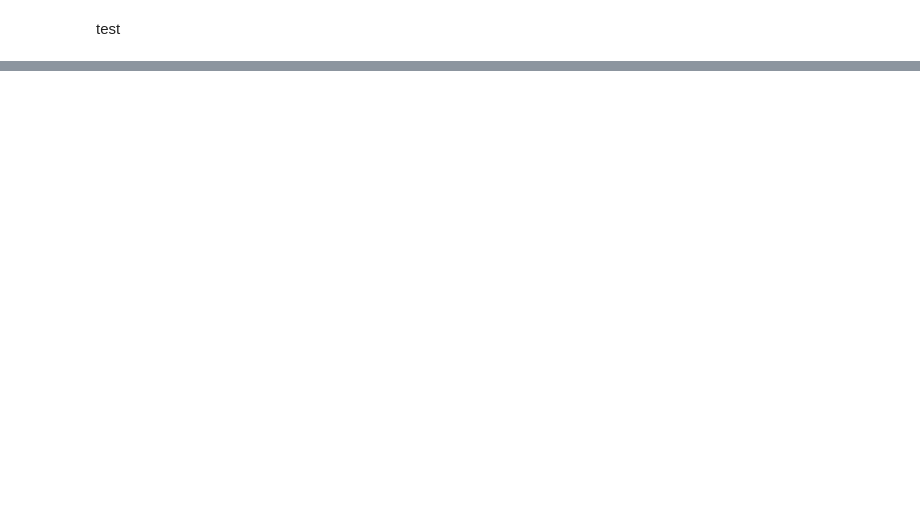
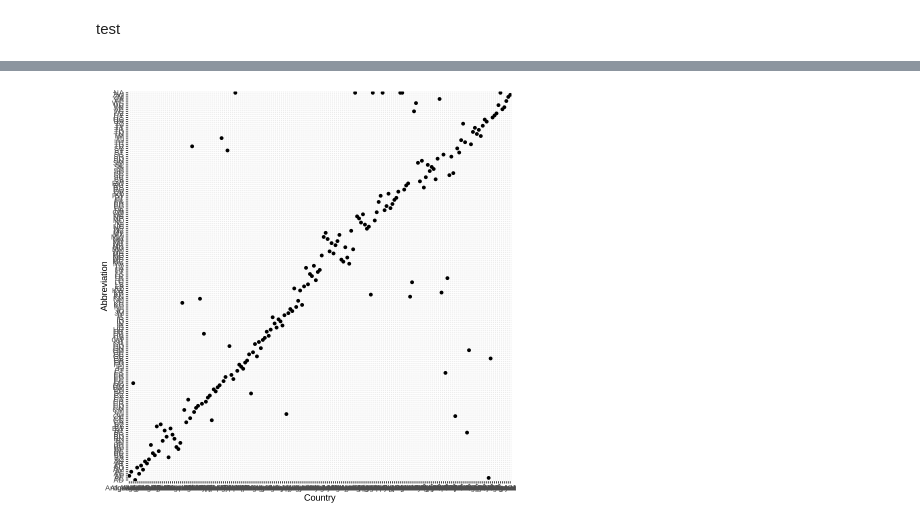
Before and after one commit to Russell-97/DSCI_group_project, a Jupyter notebook: proposal.ipynb, the cells around one changed output, grey strips where cells are left out. Cells and saved outputs as stored; diff of their text form; code cells hidden in the pictures; blank space fills up the shorter version.

Commit message:
read the data

```diff
--- a/proposal.ipynb
+++ b/proposal.ipynb
@@ -15,0 +25,3 @@ library(tidyverse)
+# %%
+world_data <- read_csv("data/world-data-2023.csv")
+world_data
@@ -15,0 +58,6 @@ library(tidyverse)
+# %%
+plot <- ggplot(world_data, aes(Country, Abbreviation)) +
+geom_point()
+plot
+# %% [output]
+[figure, added]
```
Also changed, not shown: parts of 2 cells of this notebook, 1 other file.
